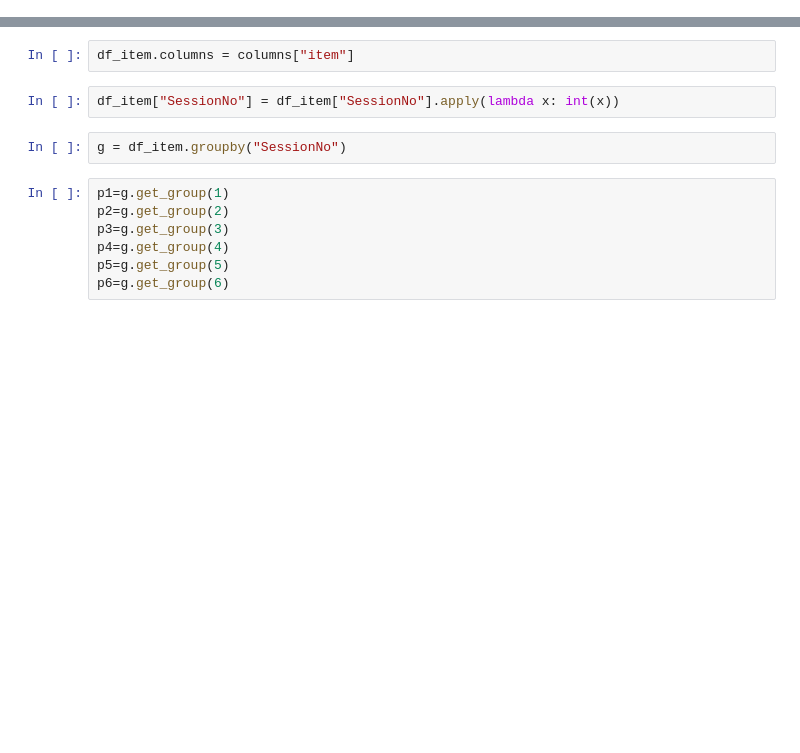
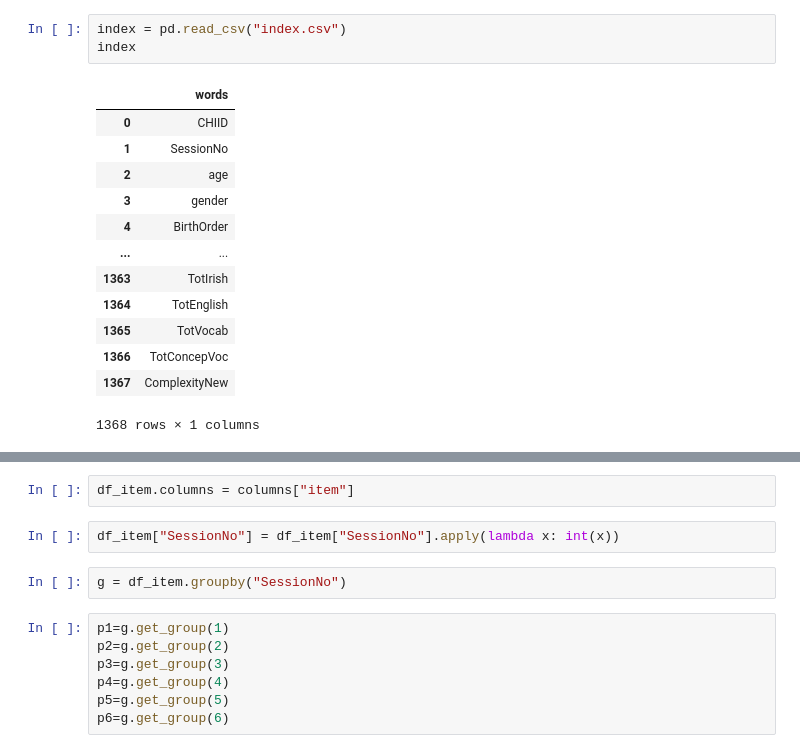
Before and after one commit to ningkko/ChildASR, a Jupyter notebook: biling_data/irish/converter.ipynb, the cells around one changed output, grey strips where cells are left out. Cells and saved outputs as stored; diff of their text form; blank space fills up the shorter version.

```diff
--- a/biling_data/irish/converter.ipynb
+++ b/biling_data/irish/converter.ipynb
@@ -125,0 +23,17 @@ columns.to_csv("index.csv",index=False)
+# %%
+index = pd.read_csv("index.csv")
+index
+# %% [output]
+|  | words |
+| 0 | CHIID |
+| 1 | SessionNo |
+| 2 | age |
+| 3 | gender |
+| 4 | BirthOrder |
+| ... | ... |
+| 1363 | TotIrish |
+| 1364 | TotEnglish |
+| 1365 | TotVocab |
+| 1366 | TotConcepVoc |
+| 1367 | ComplexityNew |
+1368 rows × 1 columns
```
Also changed, not shown: parts of 40 cells of this notebook, 9 other files.
